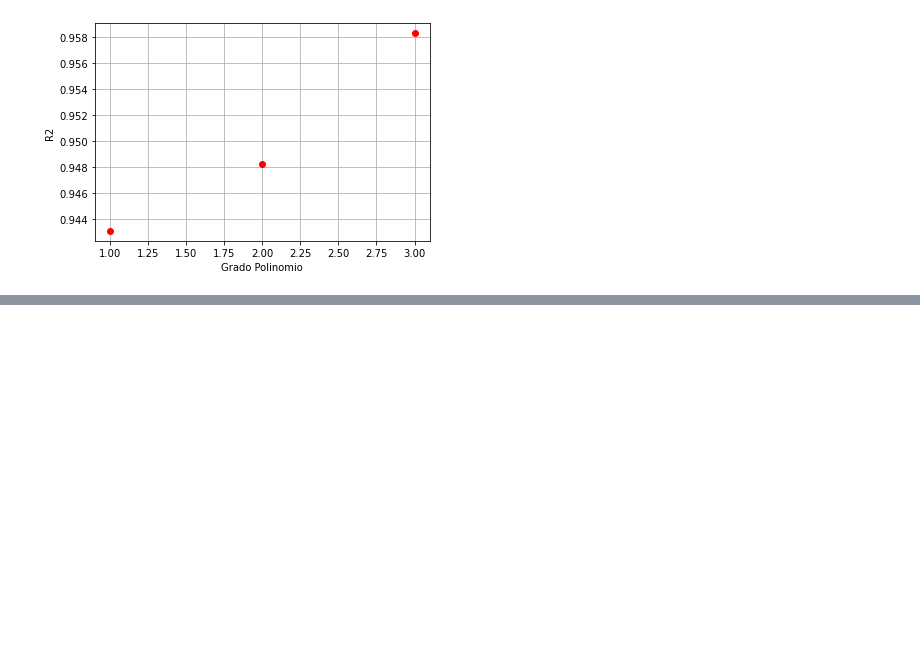
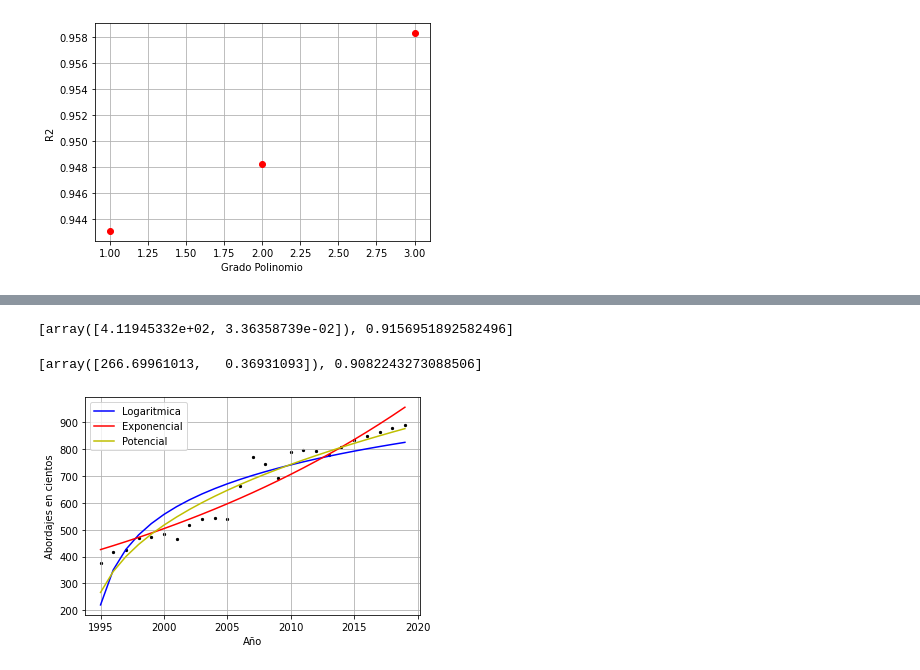
Before and after one commit to AlfonsoAZ/Proyecto1_SimuMat_O2021, a Jupyter notebook: ProyectoModulo1_AngelO_AcuñaM_Poncho.ipynb, the cells around one changed output, grey strips where cells are left out. Saved outputs shown, nothing was run; the diff lists cells and outputs as text; code cells hidden in the pictures; blank space fills up the shorter version.

```diff
--- a/ProyectoModulo1_AngelO_AcuñaM_Poncho.ipynb
+++ b/ProyectoModulo1_AngelO_AcuñaM_Poncho.ipynb
@@ -134,0 +163,39 @@ Como se observa, los 3 modelos se ajustaron bastante bien a los datos, arrojando
+# %%
+sol_exp=opt.minimize(funexp,beta0_exp,args=(xn+1,y))
+ans_exp=[sol_exp.x,-sol_exp.fun]
+ans_exp #solicitamos que python nos regrese los coeficientes beta calculados y el coeficiente R2.
+# %% [output]
+[array([4.11945332e+02, 3.36358739e-02]), 0.9156951892582496]
+# %%
+#Modelo de potencias
+def funpx(beta,x,y):
+    f=beta[0]*(x**beta[1])   #La función potencial con coeficientes a determinar
+    return (-1 + ( np.sum((y-f)**2)/np.sum((y-np.mean(f))**2) )) #Coeficiente R2
+
+beta0_px=np.random.rand(2) #parámetro para la función 'minimize' de Scipy, dependiente de la dimensión del array 'beta'
+# %%
+sol_px=opt.minimize(funpx,beta0_px,args=(xn+1,y))
+ans_px=[sol_px.x,-sol_px.fun]
+ans_px #solicitamos que python nos regrese los coeficientes beta calculados y el coeficiente R2.
+# %% [output]
+[array([266.69961013,   0.36931093]), 0.9082243273088506]
+# %%
+#A continuación se definen las funciones correspondientes a cada modelo
+    #las cuales graficaremos junto a los datos segun lo que se obtuvo.
+        #sumamos 1 unidad a las 'x' numéricas por la naturaleza de los modelos, pues estos datos comienzan en cero,
+         #y el logartimo de cero a cualquier base no está definido, mas lo que nos interesa es el rango de datos.
+
+f_ln=sol_ln.x[0]+sol_ln.x[1]*np.log(xn+1)
+f_exp=sol_exp.x[0]*np.exp(sol_exp.x[1]*(xn+1))
+f_px=sol_px.x[0]*((xn+1)**sol_px.x[1])
+# %%
+plt.scatter(xn+1995,y,s=5,c='black') #sumamos a la 'x' numérica el año inicial para obtener la gráfica cualitativa
+plt.xlabel('Año')
+plt.ylabel('Abordajes en cientos')
+plt.plot(xn+1995,f_ln,'b',label='Logaritmica')
+plt.plot(xn+1995,f_exp,'r',label='Exponencial')
+plt.plot(xn+1995,f_px,'y',label='Potencial')
+plt.legend(loc='best')
+plt.grid()
+# %% [output]
+[figure, added]
```
Also changed, not shown: parts of 20 cells of this notebook.
